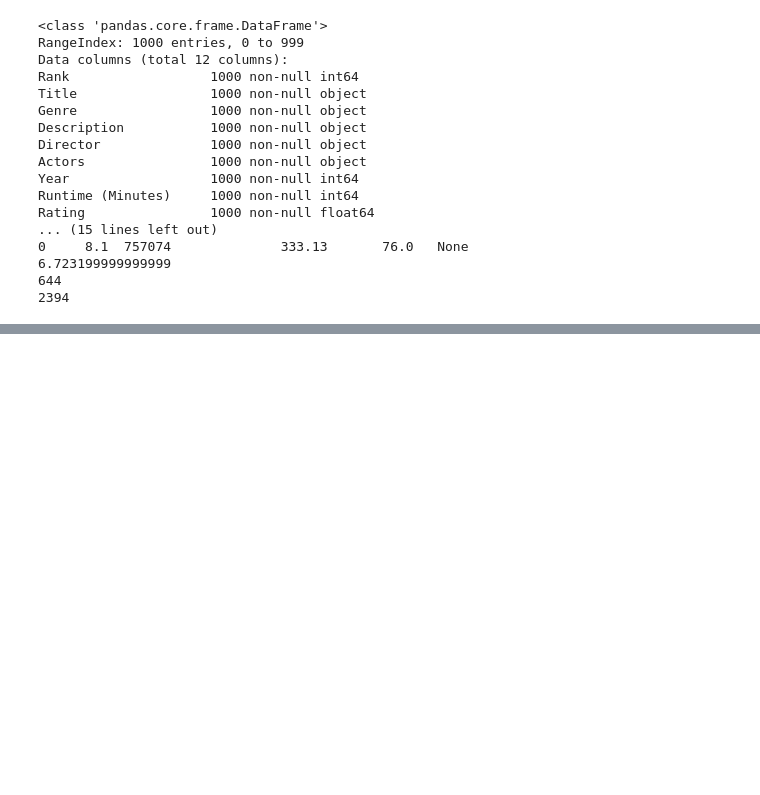
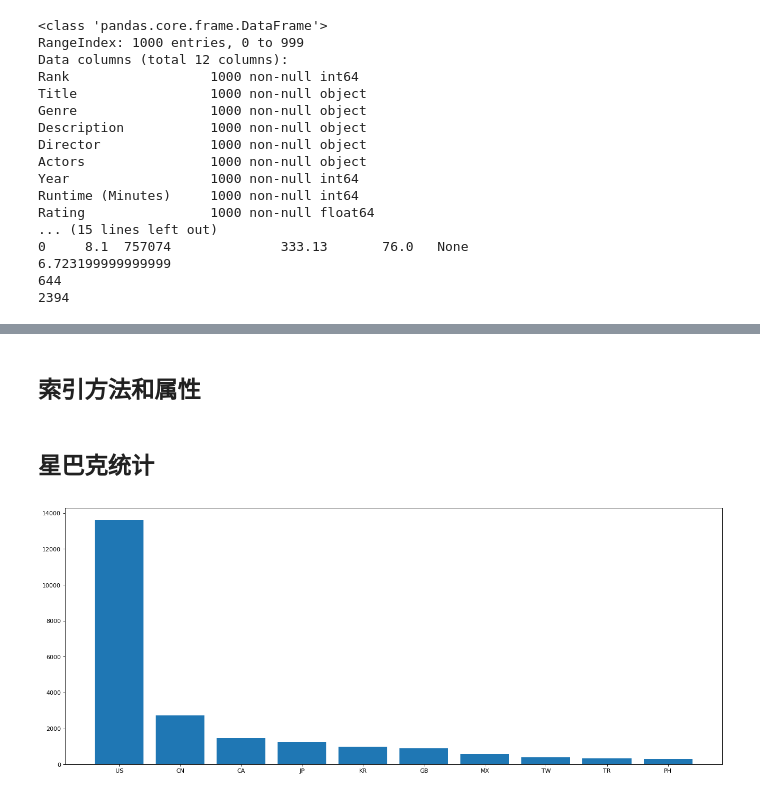
Before and after one commit to alexdyysp/Python3_MarchineLearning, a Jupyter notebook: DataAnalysis/pandas_demo.ipynb, the cells around one changed output, grey strips where cells are left out. Saved outputs shown, nothing was run; the diff lists cells and outputs as text; code cells hidden in the pictures; blank space fills up the shorter version.

```diff
--- a/DataAnalysis/pandas_demo.ipynb
+++ b/DataAnalysis/pandas_demo.ipynb
@@ -156,0 +273,2 @@ Rating                1000 non-null float64
+# %% [markdown]
+## 索引方法和属性
@@ -156,0 +286,23 @@ Rating                1000 non-null float64
+# %% [markdown]
+## 星巴克统计
+# %%
+# 统计开店数量前10的国家
+import pandas as pd
+from matplotlib import pyplot as plt
+file_path = "./starbucks_store_worldwide.csv"
+df = pd.read_csv(file_path)
+data1 = df.groupby(by="Country").count()["Brand"].sort_values(ascending=False).head(10)
+# print(data1)
+# 画图
+# set x,y axis
+_x = data1.index
+_y = data1.values
+# set figure size
+plt.figure(figsize=(20,8), dpi=80)
+plt.bar(range(len(_x)), _y)
+# set x ticks
+plt.xticks(range(len(_x)), _x)
+# display figure
+plt.show()
+# %% [output]
+[figure, added]
```
Also changed, not shown: parts of 15 cells of this notebook.
